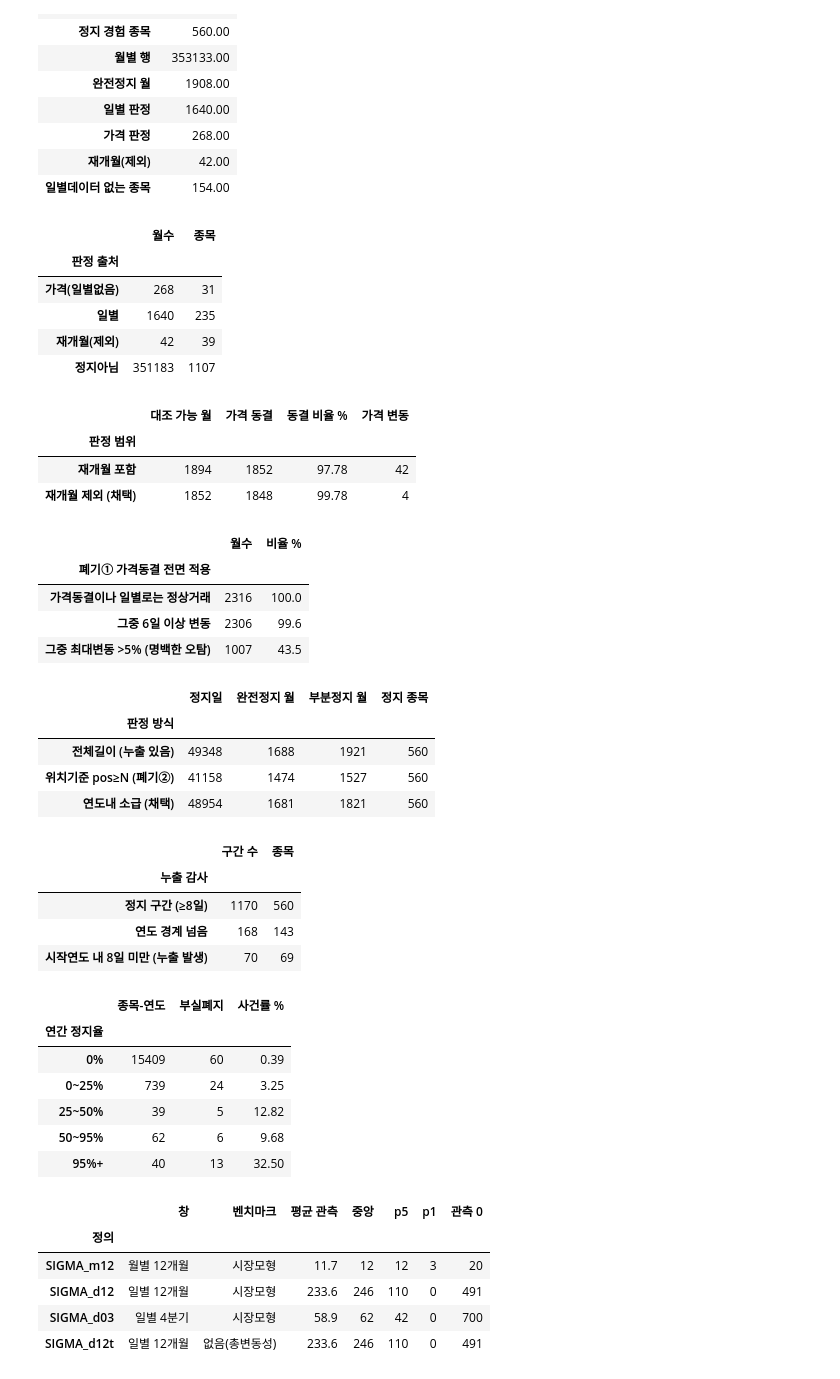
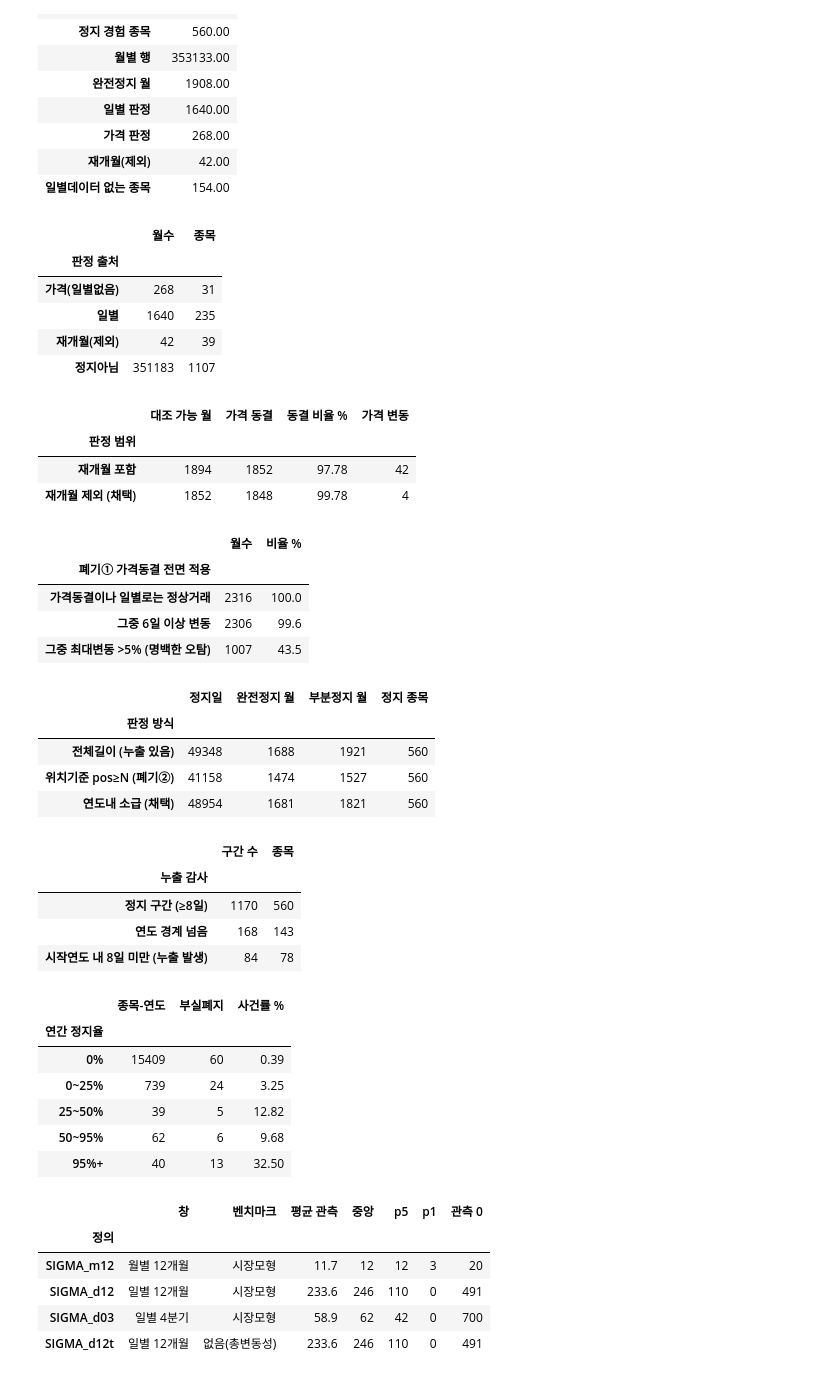
Before and after one commit to Seanjeon0220/project, a Jupyter notebook: quant/fVoL/kospi/delisted_withD.ipynb, the cells around one changed output. Saved outputs shown, nothing was run; the diff lists cells and outputs as text; code cells hidden in the pictures.

```diff
--- a/quant/fVoL/kospi/delisted_withD.ipynb
+++ b/quant/fVoL/kospi/delisted_withD.ipynb
@@ -602,9 +602,12 @@ runs = dd[dd['is0'] == 1].groupby(['code', 'grp']).agg(
     n=('date', 'size'), start=('date', 'min'), end=('date', 'max')).reset_index()
 h = runs[runs['n'] >= HALT_N].copy()
 h['cross'] = h['start'].dt.year != h['end'].dt.year
-h['in_start_yr'] = h.apply(lambda r: len(pd.bdate_range(
-    r['start'], f'{r["start"].year}-12-31')), axis=1)
-leak = h[h['cross'] & (h['in_start_yr'] < HALT_N)]
+
+seg = (dd[dd['is0'] == 1].groupby(['grp', 'year']).agg(n_yr=('is0', 'size')).reset_index())
+h['start_year'] = h['start'].dt.year
+h = h.merge(seg.rename(columns={'year': 'start_year'}), on=['grp', 'start_year'], how='left')
+leak = h[h['cross'] & (h['n_yr'] < HALT_N)]
+
 d3e = pd.DataFrame({
     '구간 수': [len(h), int(h['cross'].sum()), len(leak)],
     '종목': [h['code'].nunique(), h.loc[h['cross'], 'code'].nunique(), leak['code'].nunique()]},
@@ -635,34 +638,34 @@ for lo, hi, lab in [(0, 1e-9, '0%'), (1e-9, .25, '0~25%'), (.25, .5, '25~50%'),
     if not len(s): continue
     rows.append({'연간 정지율': lab, '종목-연도': len(s), '부실폐지': int(s['y'].sum()),
                  '사건률 %': round(s['y'].mean() * 100, 2)})
 d3f = pd.DataFrame(rows).set_index('연간 정지율')
 display(d3f)
 # %% [output]
 |  | 월수 | 종목 |
 | 판정 출처 |  |  |
 | 가격(일별없음) | 268 | 31 |
 | 일별 | 1640 | 235 |
 | 재개월(제외) | 42 | 39 |
 | 정지아님 | 351183 | 1107 |
 |  | 대조 가능 월 | 가격 동결 | 동결 비율 % | 가격 변동 |
 | 판정 범위 |  |  |  |  |
 | 재개월 포함 | 1894 | 1852 | 97.78 | 42 |
 | 재개월 제외 (채택) | 1852 | 1848 | 99.78 | 4 |
 |  | 월수 | 비율 % |
 | 폐기① 가격동결 전면 적용 |  |  |
 | 가격동결이나 일별로는 정상거래 | 2316 | 100.0 |
 | 그중 6일 이상 변동 | 2306 | 99.6 |
 | 그중 최대변동 >5% (명백한 오탐) | 1007 | 43.5 |
 |  | 정지일 | 완전정지 월 | 부분정지 월 | 정지 종목 |
 | 판정 방식 |  |  |  |  |
 | 전체길이 (누출 있음) | 49348 | 1688 | 1921 | 560 |
 | 위치기준 pos≥N (폐기②) | 41158 | 1474 | 1527 | 560 |
 | 연도내 소급 (채택) | 48954 | 1681 | 1821 | 560 |
 |  | 구간 수 | 종목 |
 | 누출 감사 |  |  |
 | 정지 구간 (≥8일) | 1170 | 560 |
 | 연도 경계 넘음 | 168 | 143 |
-| 시작연도 내 8일 미만 (누출 발생) | 70 | 69 |
+| 시작연도 내 8일 미만 (누출 발생) | 84 | 78 |
 |  | 종목-연도 | 부실폐지 | 사건률 % |
 | 연간 정지율 |  |  |  |
 | 0% | 15409 | 60 | 0.39 |
```
Also changed, not shown: parts of 5 cells of this notebook, 1 other file.
